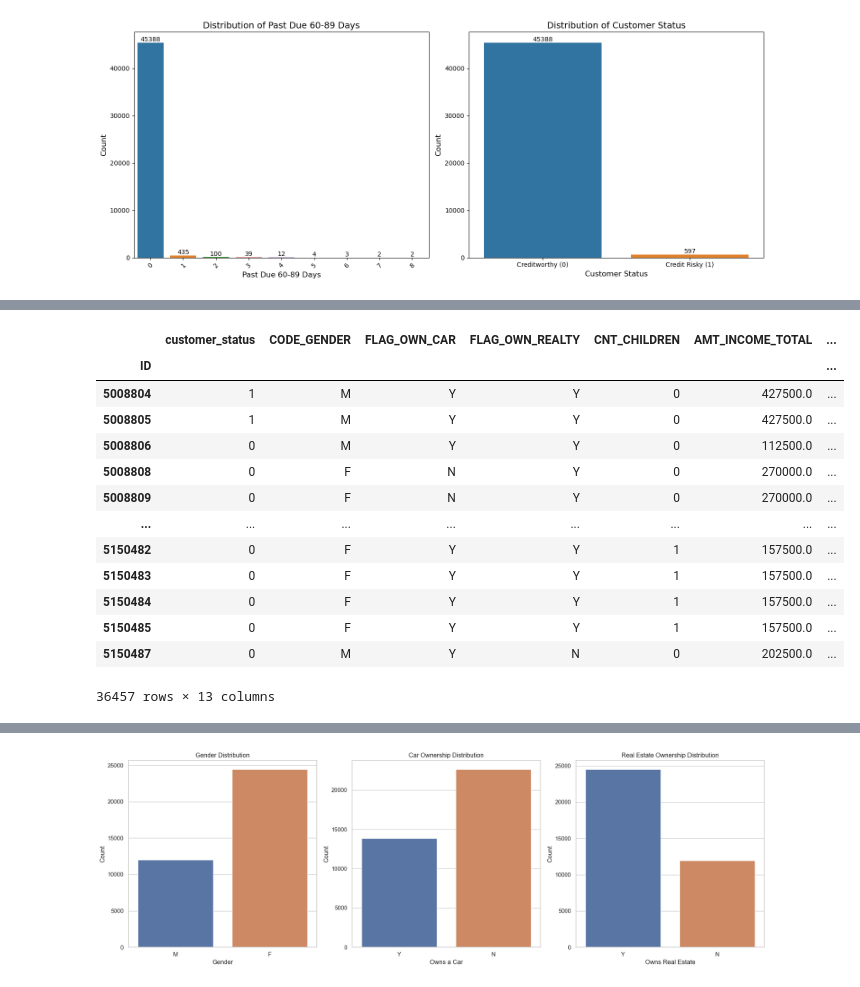
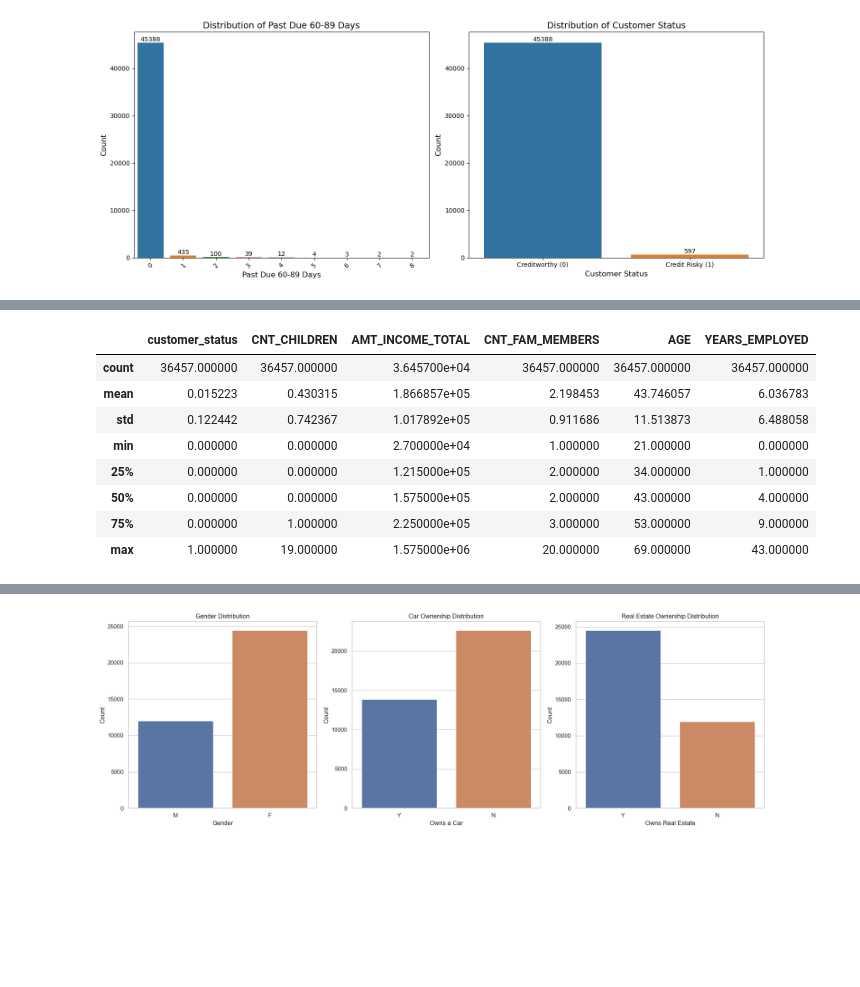
Before and after one commit to kobe-777/project-2, a Jupyter notebook: kobe/project-2.ipynb, the cells around one changed output, grey strips where cells are left out. Saved outputs shown, nothing was run; the diff lists cells and outputs as text; code cells hidden in the pictures; blank space fills up the shorter version.

```diff
--- a/kobe/project-2.ipynb
+++ b/kobe/project-2.ipynb
@@ -330,19 +347,14 @@ predicted_occupations_original = [key for label in predicted_occupations for key
 # Fill NaN values with predicted values
 merged_df.loc[merged_df['OCCUPATION_TYPE'].isna(), 'OCCUPATION_TYPE'] = predicted_occupations_original
 # %%
-merged_df.head()
+merged_df.describe()
 # %% [output]
-|  | customer_status | CODE_GENDER | FLAG_OWN_CAR | FLAG_OWN_REALTY | CNT_CHILDREN | AMT_INCOME_TOTAL | ... |
-| ID |  |  |  |  |  |  | ... |
-| 5008804 | 1 | M | Y | Y | 0 | 427500.0 | ... |
-| 5008805 | 1 | M | Y | Y | 0 | 427500.0 | ... |
-| 5008806 | 0 | M | Y | Y | 0 | 112500.0 | ... |
-| 5008808 | 0 | F | N | Y | 0 | 270000.0 | ... |
-| 5008809 | 0 | F | N | Y | 0 | 270000.0 | ... |
-| ... | ... | ... | ... | ... | ... | ... | ... |
-| 5150482 | 0 | F | Y | Y | 1 | 157500.0 | ... |
-| 5150483 | 0 | F | Y | Y | 1 | 157500.0 | ... |
-| 5150484 | 0 | F | Y | Y | 1 | 157500.0 | ... |
-| 5150485 | 0 | F | Y | Y | 1 | 157500.0 | ... |
-| 5150487 | 0 | M | Y | N | 0 | 202500.0 | ... |
+|  | customer_status | CNT_CHILDREN | AMT_INCOME_TOTAL | CNT_FAM_MEMBERS | AGE | YEARS_EMPLOYED |
+| count | 36457.000000 | 36457.000000 | 3.645700e+04 | 36457.000000 | 36457.000000 | 36457.000000 |
+| mean | 0.015223 | 0.430315 | 1.866857e+05 | 2.198453 | 43.746057 | 6.036783 |
+| std | 0.122442 | 0.742367 | 1.017892e+05 | 0.911686 | 11.513873 | 6.488058 |
+| min | 0.000000 | 0.000000 | 2.700000e+04 | 1.000000 | 21.000000 | 0.000000 |
+| 25% | 0.000000 | 0.000000 | 1.215000e+05 | 2.000000 | 34.000000 | 1.000000 |
+| 50% | 0.000000 | 0.000000 | 1.575000e+05 | 2.000000 | 43.000000 | 4.000000 |
+| 75% | 0.000000 | 1.000000 | 2.250000e+05 | 3.000000 | 53.000000 | 9.000000 |
+| max | 1.000000 | 19.000000 | 1.575000e+06 | 20.000000 | 69.000000 | 43.000000 |
-36457 rows × 13 columns
```
Also changed, not shown: parts of 51 cells of this notebook.
